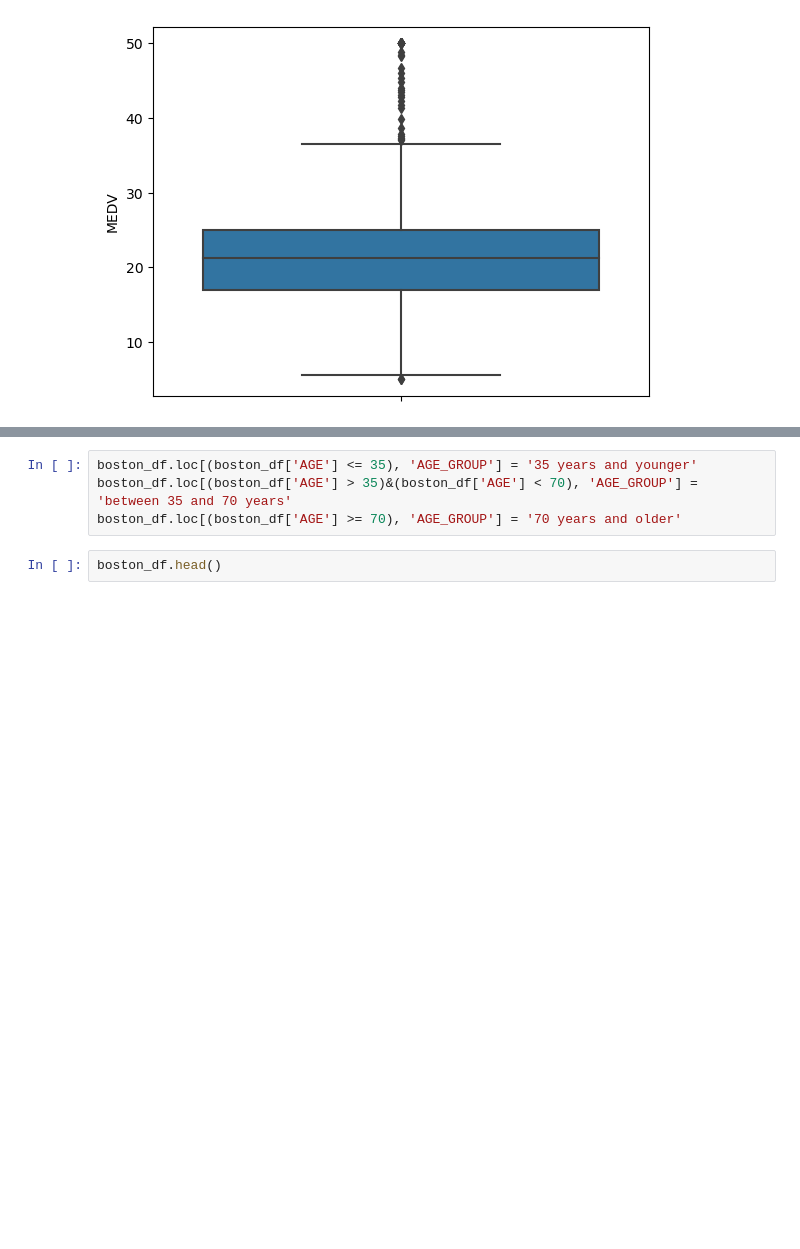
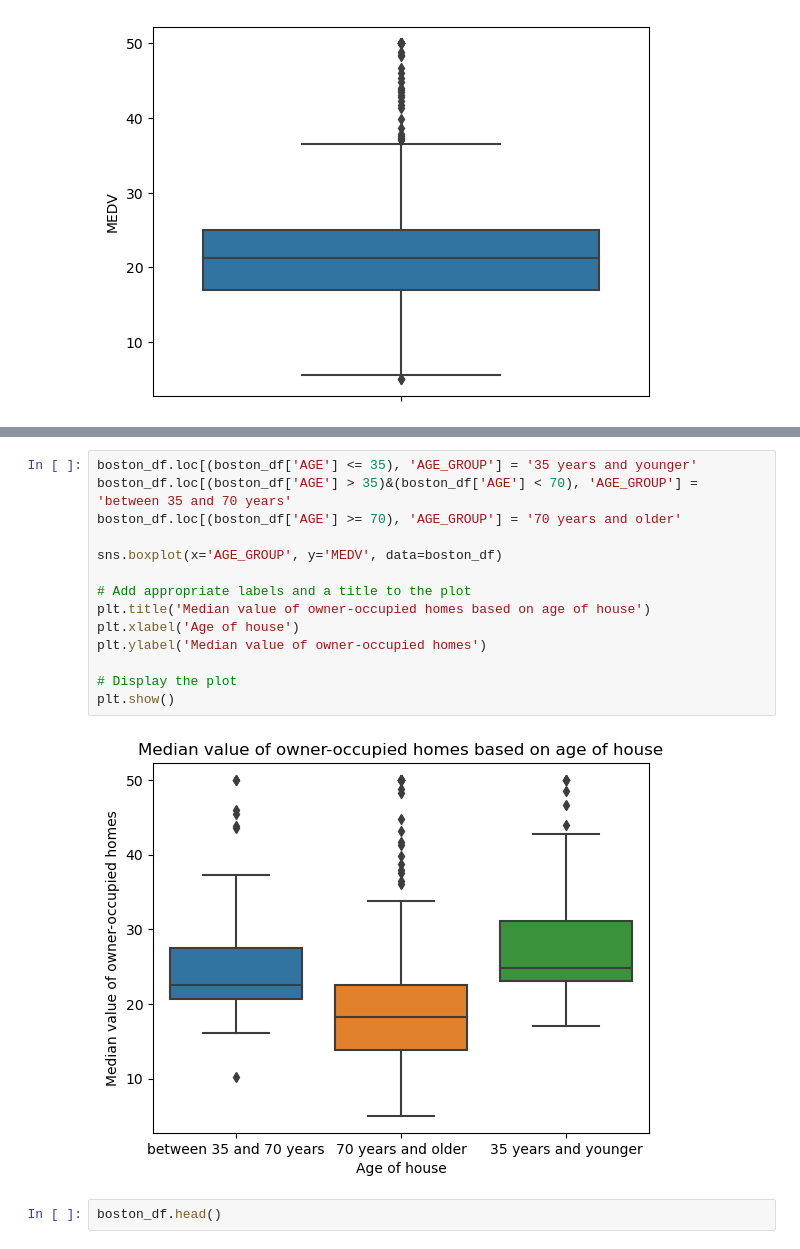
Before and after one commit to bbhargava/StatisticsForDataScienceWithPython, a Jupyter notebook: Statistics for Data Science Project.ipynb, the cells around one changed output, grey strips where cells are left out. Saved outputs shown, nothing was run; the diff lists cells and outputs as text; blank space fills up the shorter version.

```diff
--- a/Statistics for Data Science Project.ipynb
+++ b/Statistics for Data Science Project.ipynb
@@ -32,7 +46,19 @@ plt.show()
 # %%
 boston_df.loc[(boston_df['AGE'] <= 35), 'AGE_GROUP'] = '35 years and younger'
 boston_df.loc[(boston_df['AGE'] > 35)&(boston_df['AGE'] < 70), 'AGE_GROUP'] = 'between 35 and 70 years'
 boston_df.loc[(boston_df['AGE'] >= 70), 'AGE_GROUP'] = '70 years and older'
+
+sns.boxplot(x='AGE_GROUP', y='MEDV', data=boston_df)
+
+# Add appropriate labels and a title to the plot
+plt.title('Median value of owner-occupied homes based on age of house')
+plt.xlabel('Age of house')
+plt.ylabel('Median value of owner-occupied homes')
+
+# Display the plot
+plt.show()
+# %% [output]
+[figure, added]
 # %%
 boston_df.head()
 # %% [output]
```
Also changed, not shown: parts of 15 cells of this notebook.
